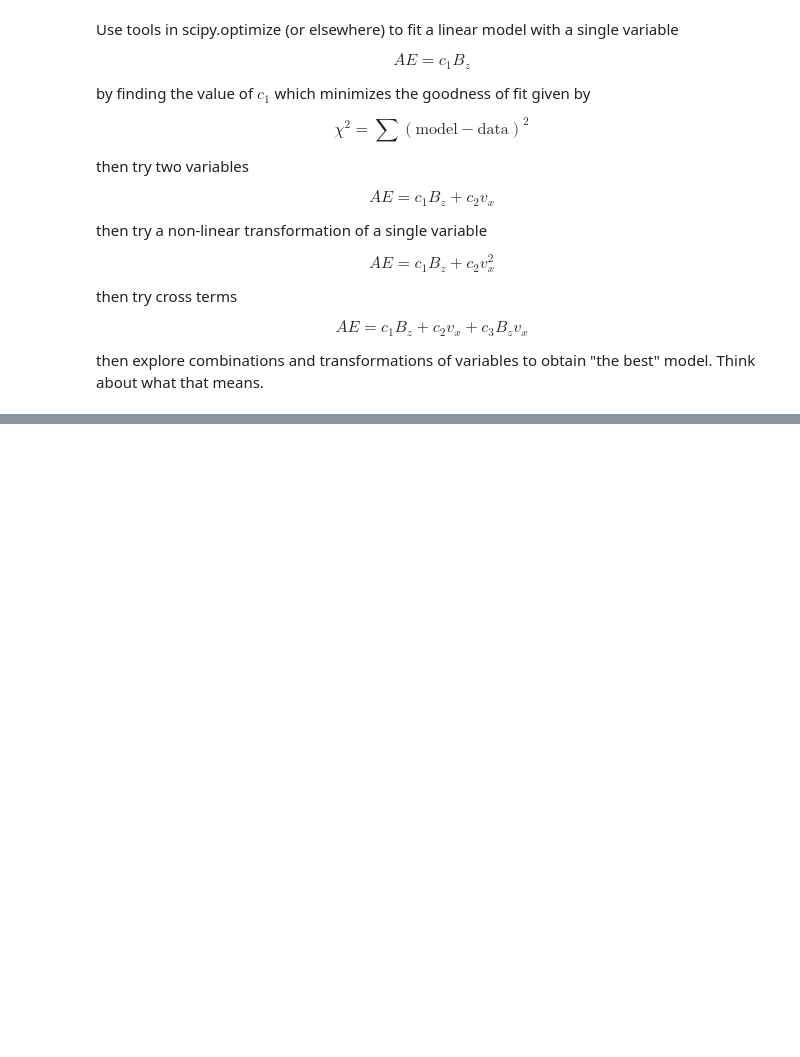
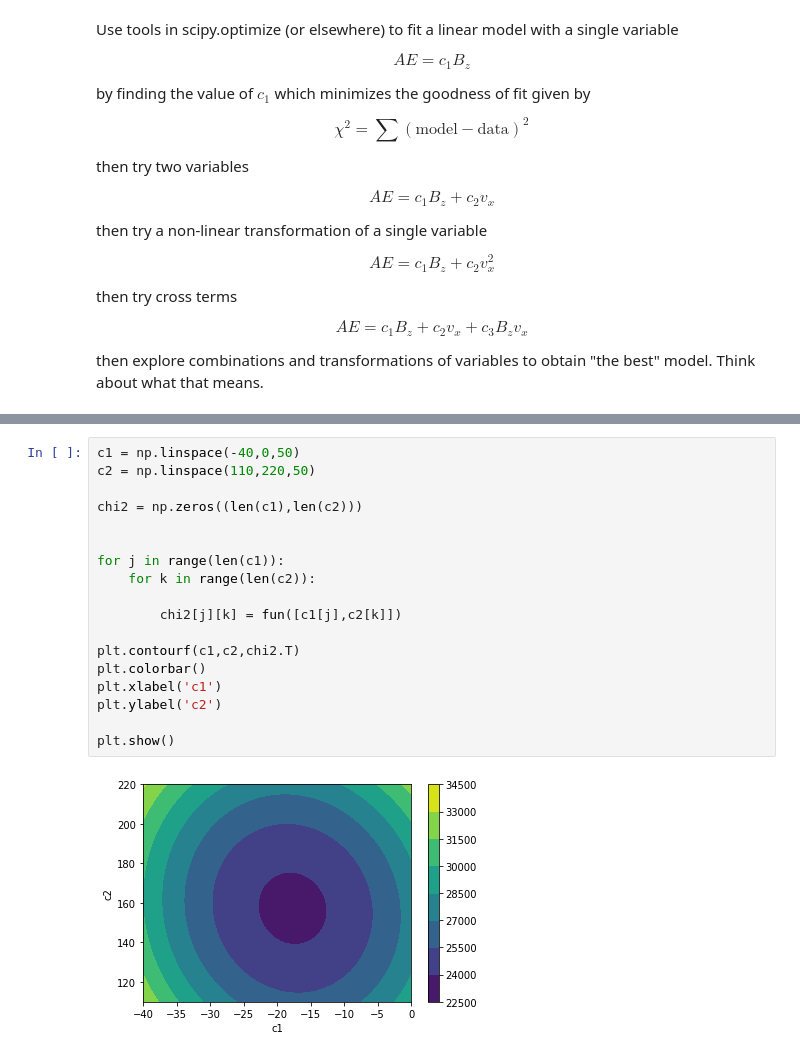
Before and after one commit to AlexanderHickey/PHYS581, a Jupyter notebook: Assignment 3/Assignment 3.ipynb, the cells around one changed output, grey strips where cells are left out. Drawn from its saved outputs; the diff is of its cells as text; blank space fills up the shorter version.

```diff
--- a/Assignment 3/Assignment 3.ipynb
+++ b/Assignment 3/Assignment 3.ipynb
@@ -34,0 +70,20 @@ FileNotFoundError: [Errno 2] No such file or directory: '/tmp/omni_1min_2014.npy
+# %%
+c1 = np.linspace(-40,0,50)
+c2 = np.linspace(110,220,50)
+
+chi2 = np.zeros((len(c1),len(c2)))
+
+
+for j in range(len(c1)):
+    for k in range(len(c2)):
+
+        chi2[j][k] = fun([c1[j],c2[k]])
+
+plt.contourf(c1,c2,chi2.T)
+plt.colorbar()
+plt.xlabel('c1')
+plt.ylabel('c2')
+
+plt.show()
+# %% [output]
+[figure, added]
```
Also changed, not shown: parts of 5 cells of this notebook.
